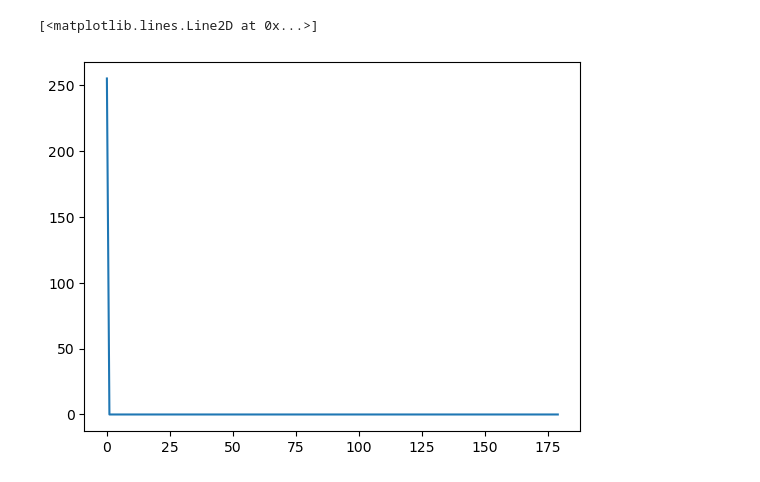
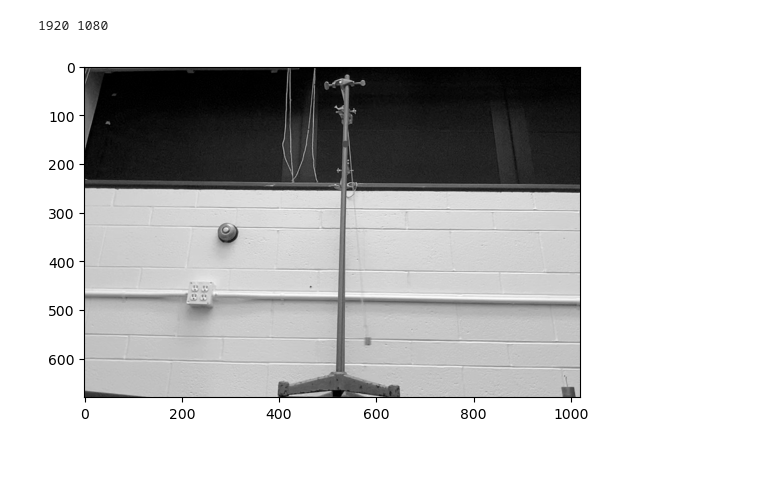
Before and after one commit to jalukaharsh/pendulum-motion-tracker, a Jupyter notebook: tracking.ipynb, the cells around one changed output. Drawn from its saved outputs; the diff is of its cells as text; code cells hidden in the pictures.

```diff
--- a/tracking.ipynb
+++ b/tracking.ipynb
@@ -23,13 +5,0 @@ img = cv2.cvtColor(img, cv2.COLOR_BGR2RGB)
-# %%
-roi = frame[y:y+h, x:x+w]
-
-hsv_roi =  cv2.cvtColor(roi, cv2.COLOR_BGR2HSV)
-
-mask = cv2.inRange(hsv_roi, np.array((0., 60.,32.)), np.array((180.,255.,255.)))
-roi_hist = cv2.calcHist([hsv_roi],[0],mask,[180],[0,180])
-cv2.normalize(roi_hist,roi_hist,0,255,cv2.NORM_MINMAX)
-
-plt.plot(roi_hist)
-# %% [output]
-[<matplotlib.lines.Line2D at 0x...>]
-[figure, removed]
@@ -89,0 +6,19 @@ cap.release()
+# %%
+address = 'New Data\Video7.mov'
+title = address.split('.')[0]
+cap = cv2.VideoCapture(address)
+fps = cap.get(cv2.CAP_PROP_FPS)
+
+init_time = 22  # seconds
+cap.set(cv2.CAP_PROP_POS_MSEC, init_time * 1000)
+
+center = (537, 160)
+
+# capture one frame
+ret, frame = cap.read()
+
+# If homography desired (UNIMPLEMENTED!!!):
+# orig_pts = np.array([(137, 38), (904, 70), (97, 780), (962, 780)])
+# dest_pts = np.array([(0,0), (1020, 0), (0,780), (1020, 780)])
+# homography = cv2.findHomography(orig_pts, dest_pts)[0]
+# print(homography)
@@ -89,0 +54,33 @@ cap.release()
+# %%
+frame_cols = frame.shape[1]
+frame_rows = frame.shape[0]
+print(frame_cols, frame_rows)
+
+if (frame_cols, frame_rows) == (1920, 1080):
+    rope_len_irl = 74  #cm
+    rope_len_1 = np.array([534, 86])
+    rope_len_2 = np.array([152, 301])
+    rope_len_pixel = np.sqrt(sum((rope_len_1 - rope_len_2) ** 2))
+    len_pixel_ratio = rope_len_irl / rope_len_pixel
+
+    # determine values by yourself
+    frame_top_cut = 250
+    frame_bottom_cut = 150
+    frame_left_cut = 450
+    frame_right_cut = 450
+    frame = frame[frame_top_cut:-frame_bottom_cut, frame_left_cut:-frame_right_cut]
+    cv2.imwrite('frame.jpg', frame)
+    frame_cols -= frame_left_cut+frame_right_cut
+    frame_rows -= frame_top_cut+frame_bottom_cut
+
+    # frame = cv2.warpPerspective(frame, homography, (frame_cols, frame_rows))
+
+    cv2.circle(frame, center, 7, (0, 0, 255), -1)
+
+    cvt_frame = cv2.cvtColor(frame, cv2.COLOR_BGR2GRAY)
+
+    cv2.imwrite('picker.jpg', cvt_frame)
+    plt.imshow(cvt_frame, cmap='gray')
+# %% [output]
+1920 1080
+[figure, added]
```
Also changed, not shown: parts of 11 cells of this notebook.
